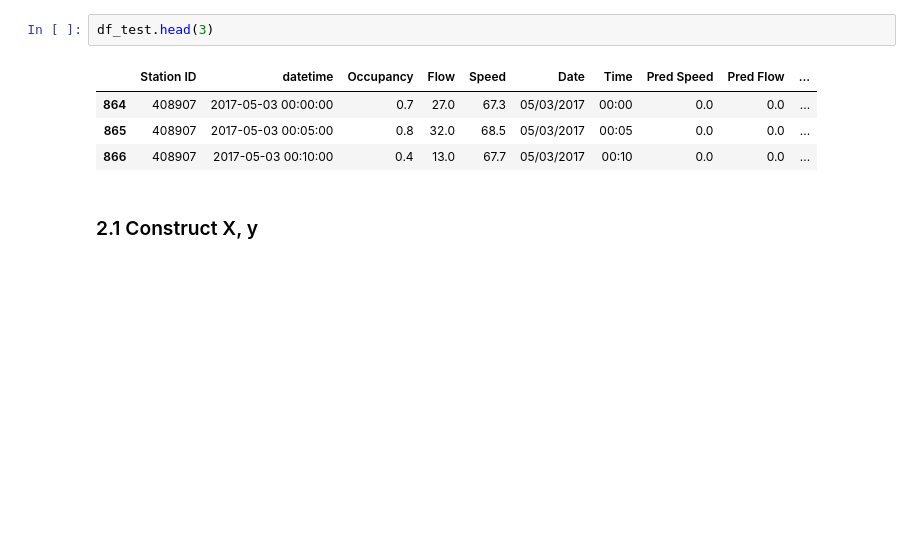
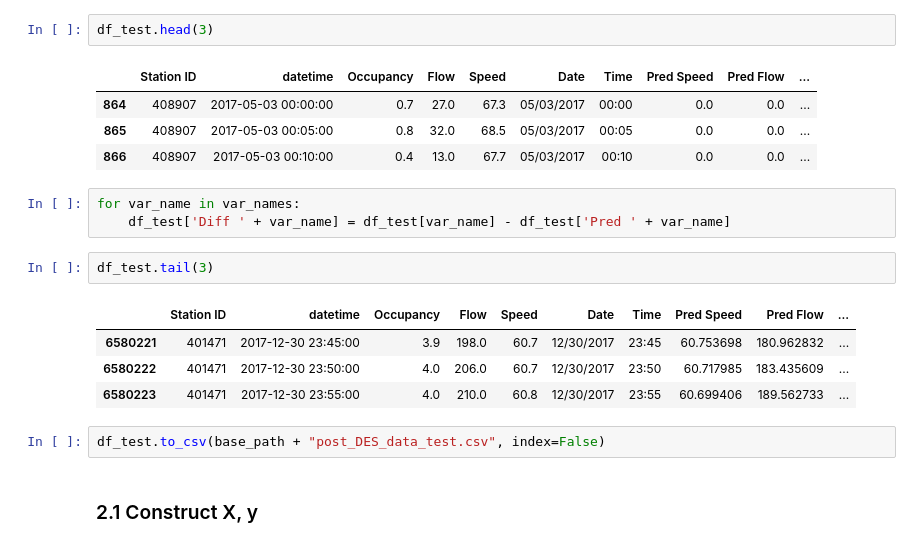
Before and after one commit to hy-lei/A-Hybrid-Approach-for-AID, a Jupyter notebook: TSA-DES_SVM.ipynb, the cells around one changed output. Drawn from its saved outputs; the diff is of its cells as text; blank space fills up the shorter version.

```diff
--- a/TSA-DES_SVM.ipynb
+++ b/TSA-DES_SVM.ipynb
@@ -1751,6 +1825,18 @@ df_test.head(3)
 | 864 | 408907 | 2017-05-03 00:00:00 | 0.7 | 27.0 | 67.3 | 05/03/2017 | 00:00 | 0.0 | 0.0 | ... |
 | 865 | 408907 | 2017-05-03 00:05:00 | 0.8 | 32.0 | 68.5 | 05/03/2017 | 00:05 | 0.0 | 0.0 | ... |
 | 866 | 408907 | 2017-05-03 00:10:00 | 0.4 | 13.0 | 67.7 | 05/03/2017 | 00:10 | 0.0 | 0.0 | ... |
+# %%
+for var_name in var_names:
+    df_test['Diff ' + var_name] = df_test[var_name] - df_test['Pred ' + var_name]
+# %%
+df_test.tail(3)
+# %% [output]
+|  | Station ID | datetime | Occupancy | Flow | Speed | Date | Time | Pred Speed | Pred Flow | ... |
+| 6580221 | 401471 | 2017-12-30 23:45:00 | 3.9 | 198.0 | 60.7 | 12/30/2017 | 23:45 | 60.753698 | 180.962832 | ... |
+| 6580222 | 401471 | 2017-12-30 23:50:00 | 4.0 | 206.0 | 60.7 | 12/30/2017 | 23:50 | 60.717985 | 183.435609 | ... |
+| 6580223 | 401471 | 2017-12-30 23:55:00 | 4.0 | 210.0 | 60.8 | 12/30/2017 | 23:55 | 60.699406 | 189.562733 | ... |
+# %%
+df_test.to_csv(base_path + "post_DES_data_test.csv", index=False)
 # %% [markdown]
 ### 2.1 Construct X, y
 # %%
```
Also changed, not shown: parts of 59 cells of this notebook.
